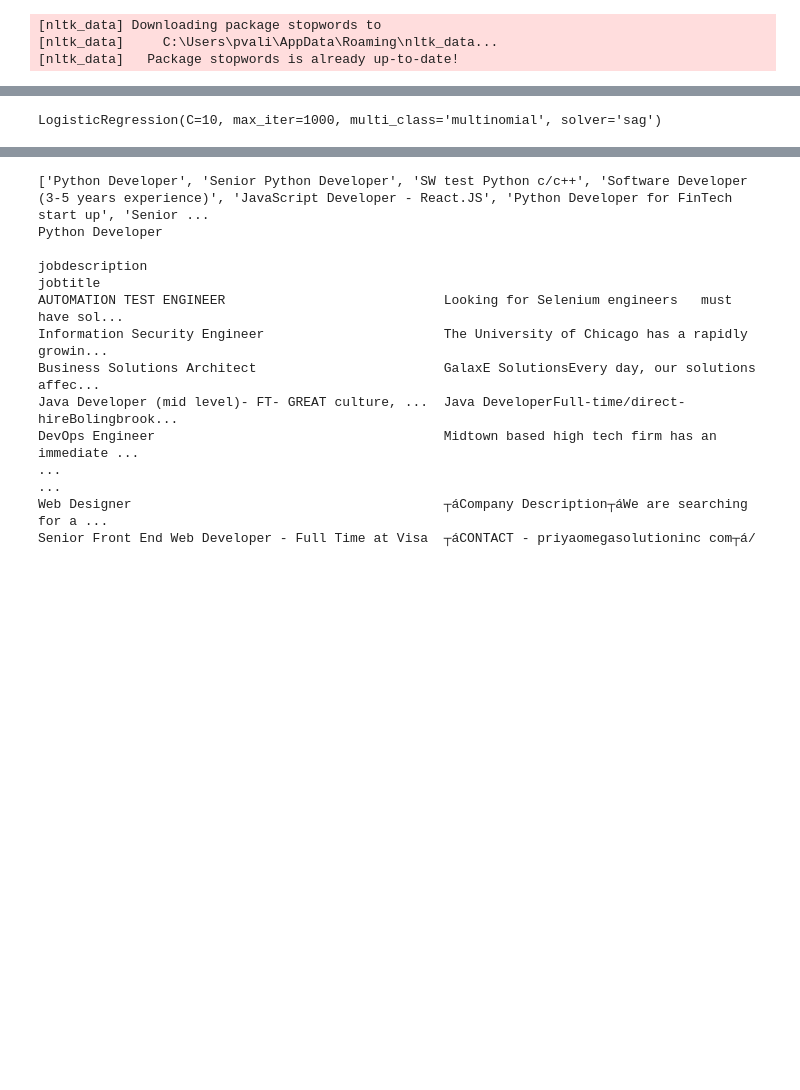
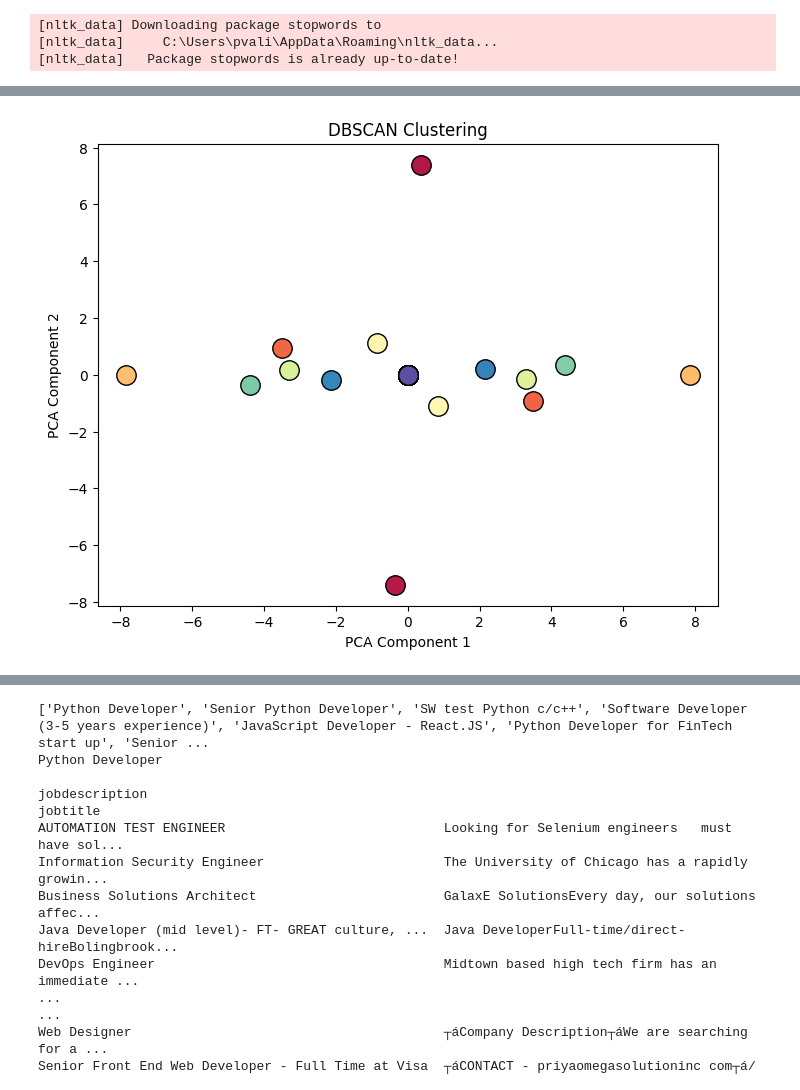
Before and after one commit to pvalia/job-rec, a Jupyter notebook: implementation/hybrid/hybrid.ipynb, the cells around one changed output, grey strips where cells are left out. Saved outputs shown, nothing was run; the diff lists cells and outputs as text; code cells hidden in the pictures; blank space fills up the shorter version.

```diff
--- a/implementation/hybrid/hybrid.ipynb
+++ b/implementation/hybrid/hybrid.ipynb
@@ -267,7 +320,46 @@ plt.show()
-# %%
-lr.fit(X, y)
-# %% [output]
-LogisticRegression(C=10, max_iter=1000, multi_class='multinomial', solver='sag')
+# %%
+import matplotlib.pyplot as plt
+from sklearn.cluster import DBSCAN
+from sklearn.decomposition import PCA
+from sklearn.preprocessing import StandardScaler
+import pandas as pd
+
+# Assuming 'data' is your DataFrame with the features you want to cluster
+
+# Standardize features by removing the mean and scaling to unit variance
+scaler = StandardScaler()
+data_scaled = pd.DataFrame(scaler.fit_transform(comps))
+
+
+# Perform DBSCAN clustering
+dbscan = DBSCAN(eps=1, min_samples=1)  # eps and min_samples need to be chosen appropriately
+clusters = dbscan.fit_predict(data_scaled)
+
+# Perform PCA for dimensionality reduction for visualization purposes
+pca = PCA(n_components=2)
+data_pca = pca.fit_transform(data_scaled)
+
+# Create a scatter plot
+plt.figure(figsize=(8, 6))
+unique_labels = set(clusters)  # The unique labels of clusters from DBSCAN
+colors = [plt.cm.Spectral(each) for each in np.linspace(0, 1, len(unique_labels))]
+
+for k, col in zip(unique_labels, colors):
+    if k == -1:
+        # Black used for noise (outliers).
+        col = [0, 0, 0, 1]
+
+    class_member_mask = (clusters == k)
+
+    xy = data_pca[class_member_mask]
+    plt.plot(xy[:, 0], xy[:, 1], 'o', markerfacecolor=tuple(col), markeredgecolor='k', markersize=14)
+
+plt.title('DBSCAN Clustering')
+plt.xlabel('PCA Component 1')
+plt.ylabel('PCA Component 2')
+plt.show()
+# %% [output]
+[figure, added]
 # %%
 # Assign cluster number to each job title in comps to pull particular cluster out for comparison
 comps['cluster_no'] = y.values
```
Also changed, not shown: parts of 29 cells of this notebook, 11 other files.
